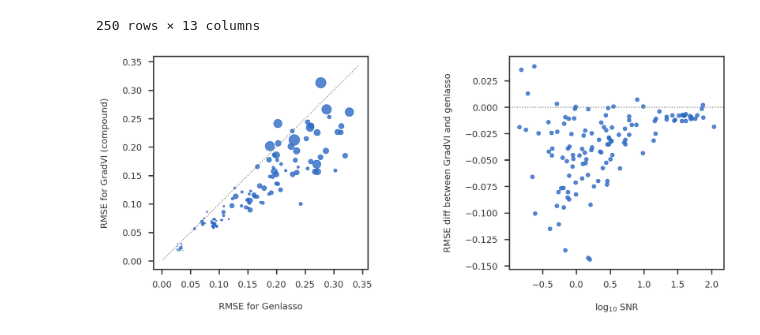
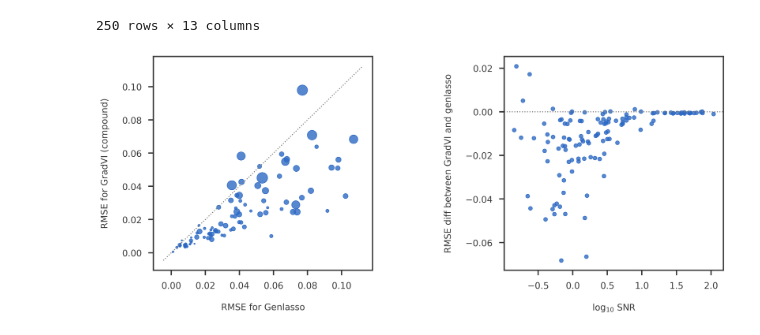
Before and after one commit to banskt/gradvi-experiments, a Jupyter notebook: analysis/gradvi_vs_genlasso_degree_zero.ipynb, the cells around one changed output. Saved outputs shown, nothing was run; the diff lists cells and outputs as text; code cells hidden in the pictures.

Commit message:
Plots for poster at CSHL

```diff
--- a/analysis/gradvi_vs_genlasso_degree_zero.ipynb
+++ b/analysis/gradvi_vs_genlasso_degree_zero.ipynb
@@ -50,43 +50,45 @@ def get_xy_snr(df, errmode = 'mse'):
     gverr  = dfs[gvstr].to_numpy()
     glerr  = dfs[glstr].to_numpy()
     snr    = dfs['simulate.snr'].to_numpy()
-    if errmode == 'mse':
-        gverr = np.sqrt(gverr)
-        glerr = np.sqrt(glerr)
+    #if errmode == 'mse':
+    #    gverr = np.sqrt(gverr)
+    #    glerr = np.sqrt(glerr)
     return glerr, gverr, snr
 # %%
 mse = dict()
 mae = dict()
+
+mpl_stylesheet.banskt_presentation(splinecolor = 'black', dpi = 300)
 
 mse['genlasso'], mse['gradvi'], snr = get_xy_snr(dscout)
 mae['genlasso'], mae['gradvi'], snr = get_xy_snr(dscout, errmode = 'mae')
 snr_size = 40 / snr
 
 fig = plt.figure(figsize = (14, 6))
 ax1 = fig.add_subplot(121)
 ax2 = fig.add_subplot(122)
 
 ax1.scatter(mse['genlasso'], mse['gradvi'], s = snr_size, alpha = 0.8)
 mpl_utils.plot_diag(ax1)
 
 ax1.set_xlabel("RMSE for Genlasso")
 ax1.set_ylabel("RMSE for GradVI (compound)")
 # ax1.set_title("RMSE")
 
 mse_diff = mse['gradvi'] - mse['genlasso']
 isort = np.argsort(snr)
 ax2.scatter(np.log10(snr[isort]), mse_diff[isort], alpha = 0.8)
 ax2.axhline(y = 0, linestyle = 'dotted', color = 'gray')
 
 
 # ax2.scatter(mae['genlasso'], mae['gradvi'], s = snr_size)
 # mpl_utils.plot_diag(ax2)
 
 ax2.set_xlabel(r"log$_{10}$ SNR")
 ax2.set_ylabel(r"RMSE diff between GradVI and genlasso")
 # ax2.set_title("MAE")
 
 plt.tight_layout(w_pad = 8.)
 plt.show()
 # %% [output]
-[figure, old version]
+[figure, new version]
```
Also changed, not shown: parts of 1 cell of this notebook, 14 other files.
